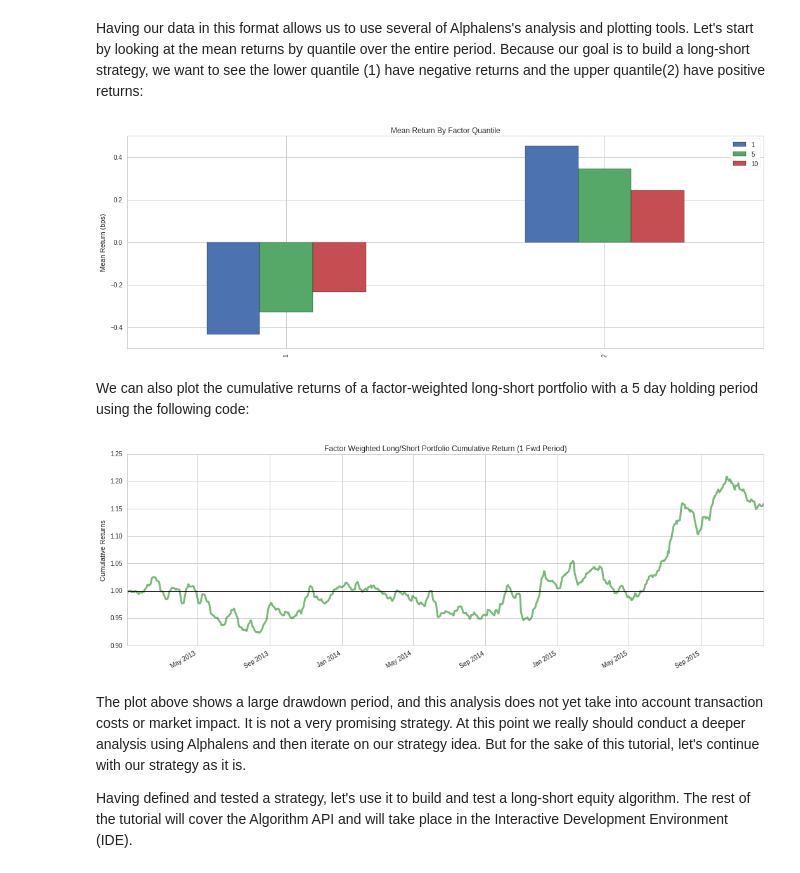
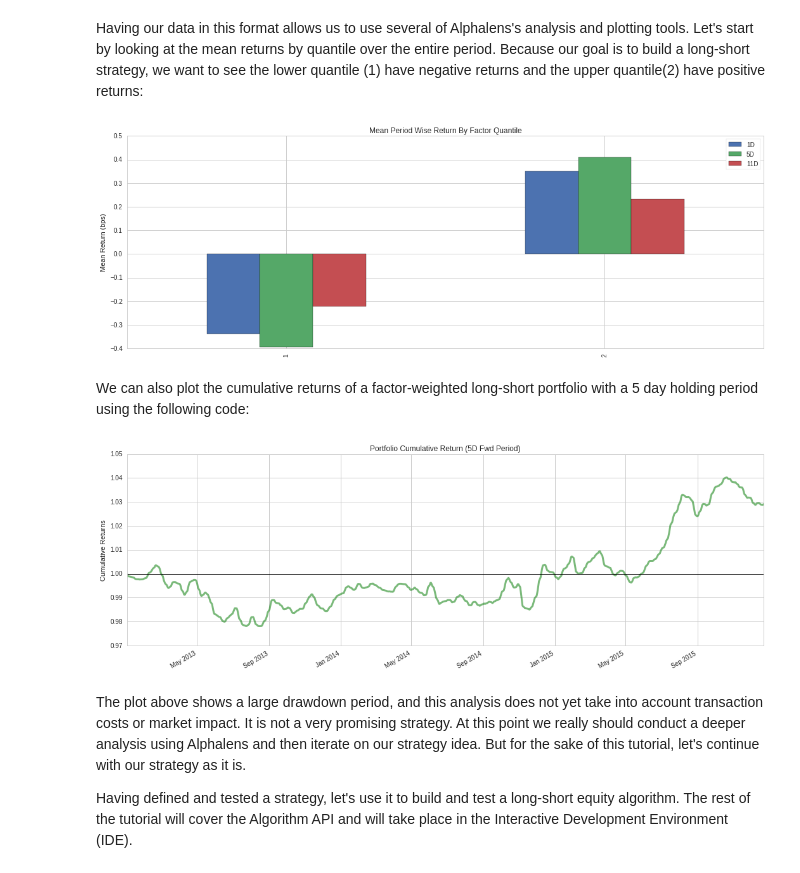
Before and after one commit to quantopian/research_public, a Jupyter notebook: notebooks/tutorials/1_getting_started_lesson4/notebook.ipynb, the cells around one changed output. Cells and saved outputs as stored; diff of their text form; code cells hidden in the pictures.

```diff
--- a/notebooks/tutorials/1_getting_started_lesson4/notebook.ipynb
+++ b/notebooks/tutorials/1_getting_started_lesson4/notebook.ipynb
@@ -132,17 +134,18 @@ Having our data in this format allows us to use several of Alphalens's analysis
 # %%
 # Calculate mean return by factor quantile
 mean_return_by_q, std_err_by_q = al.performance.mean_return_by_quantile(factor_data)
 
 # Plot mean returns by quantile and holding period
 # over evaluation time range
 al.plotting.plot_quantile_returns_bar(
     mean_return_by_q.apply(
         al.utils.rate_of_return,
-        axis=0
+        axis=0,
+        args=('1D',)
     )
 );
 # %% [output]
-[figure, old version]
+[figure, new version]
 # %% [markdown]
 We can also plot the cumulative returns of a factor-weighted long-short portfolio with a 5 day holding period using the following code:
 # %%
@@ -150,9 +153,9 @@ We can also plot the cumulative returns of a factor-weighted long-short portfoli
 ls_factor_returns = al.performance.factor_returns(factor_data)
 
 # Plot cumulative returns for 5 day holding period
-al.plotting.plot_cumulative_returns(ls_factor_returns[5]);
+al.plotting.plot_cumulative_returns(ls_factor_returns['5D'], '5D');
 # %% [output]
-[figure, old version]
+[figure, new version]
 # %% [markdown]
 The plot above shows a large drawdown period, and this analysis does not yet take into account transaction costs or market impact. It is not a very promising strategy. At this point we really should conduct a deeper analysis using Alphalens and then iterate on our strategy idea. But for the sake of this tutorial, let's continue with our strategy as it is.
 
```
Also changed, not shown: parts of 1 cell of this notebook.
